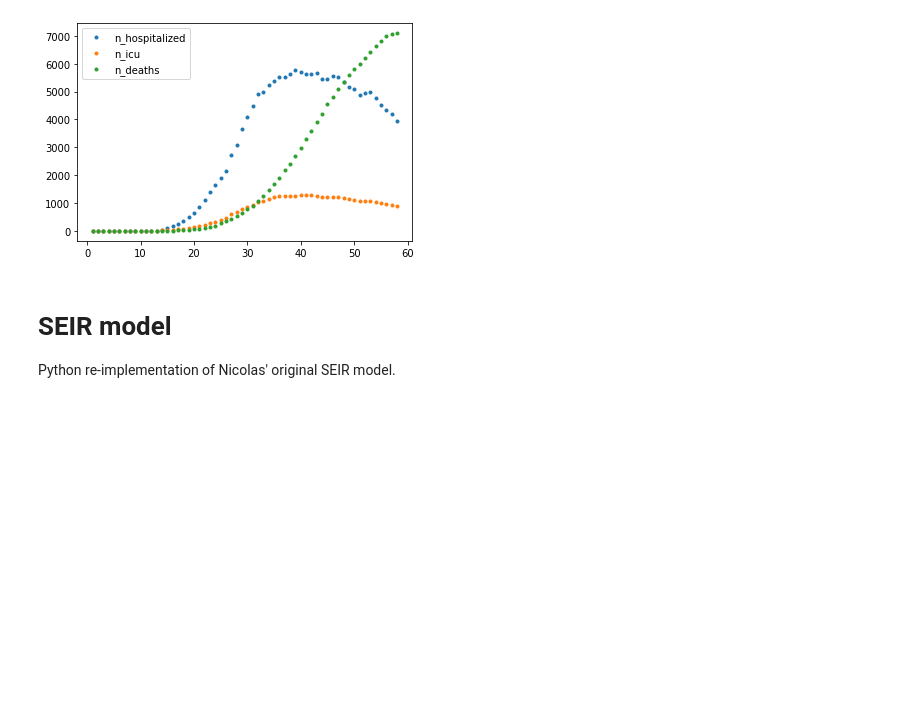
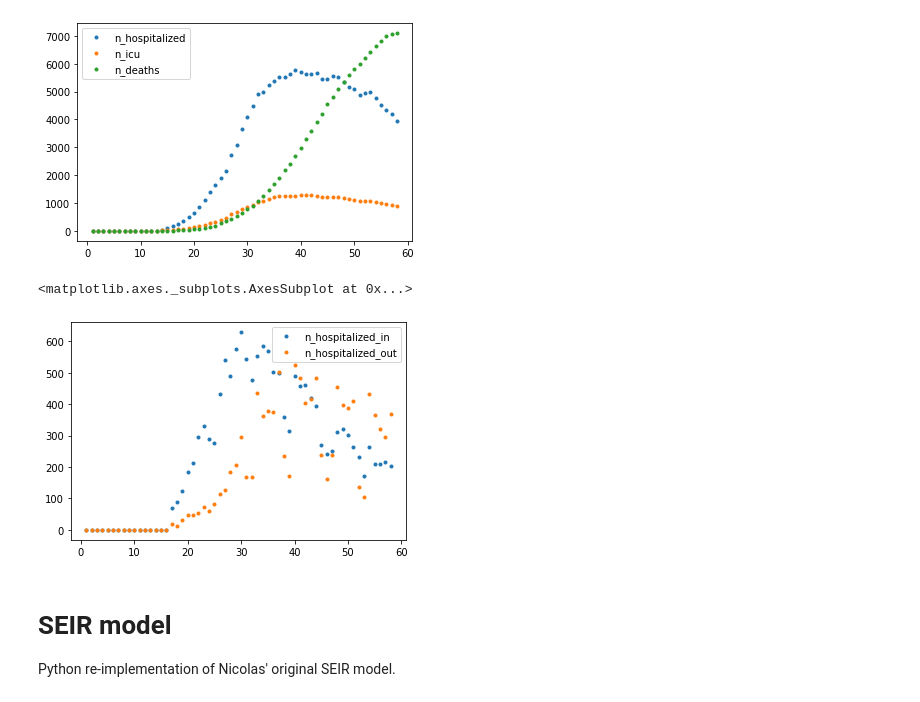
Before and after one commit to glouppe/covid19be, a Jupyter notebook: vdwnico-reimplementation-consolidated.ipynb, the cells around one changed output. Cells and saved outputs as stored; diff of their text form; code cells hidden in the pictures; blank space fills up the shorter version.

```diff
--- a/vdwnico-reimplementation-consolidated.ipynb
+++ b/vdwnico-reimplementation-consolidated.ipynb
@@ -92,6 +102,11 @@ data[["n_hospitalized", "n_icu", "n_deaths"]].plot(style=".")
 # %% [output]
 <matplotlib.axes._subplots.AxesSubplot at 0x...>
 [figure]
+# %%
+data[["n_hospitalized_in", "n_hospitalized_out"]].plot(style=".")
+# %% [output]
+<matplotlib.axes._subplots.AxesSubplot at 0x...>
+[figure, added]
 # %% [markdown]
 # SEIR model
 
```
Also changed, not shown: parts of 10 cells of this notebook.
